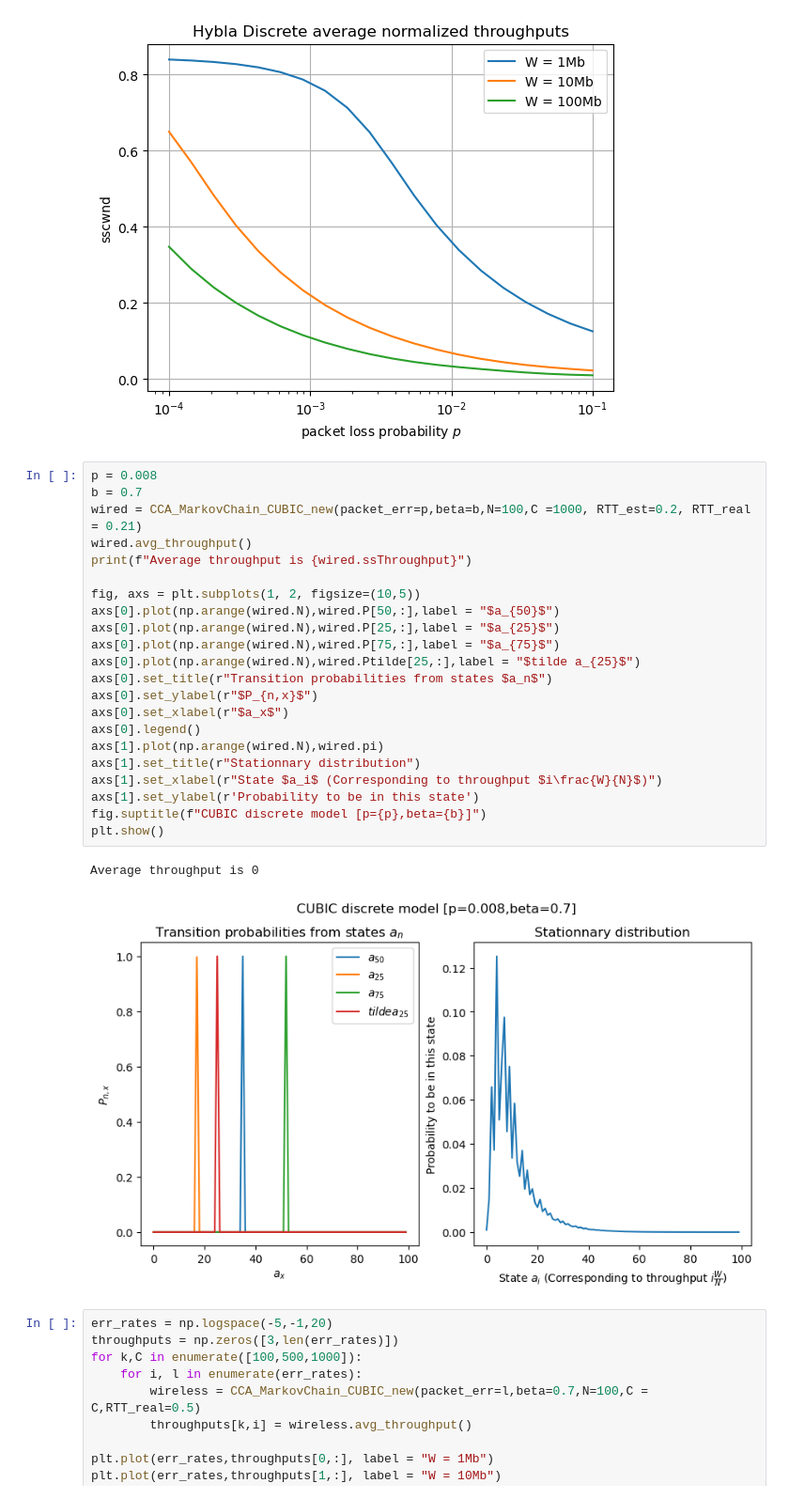
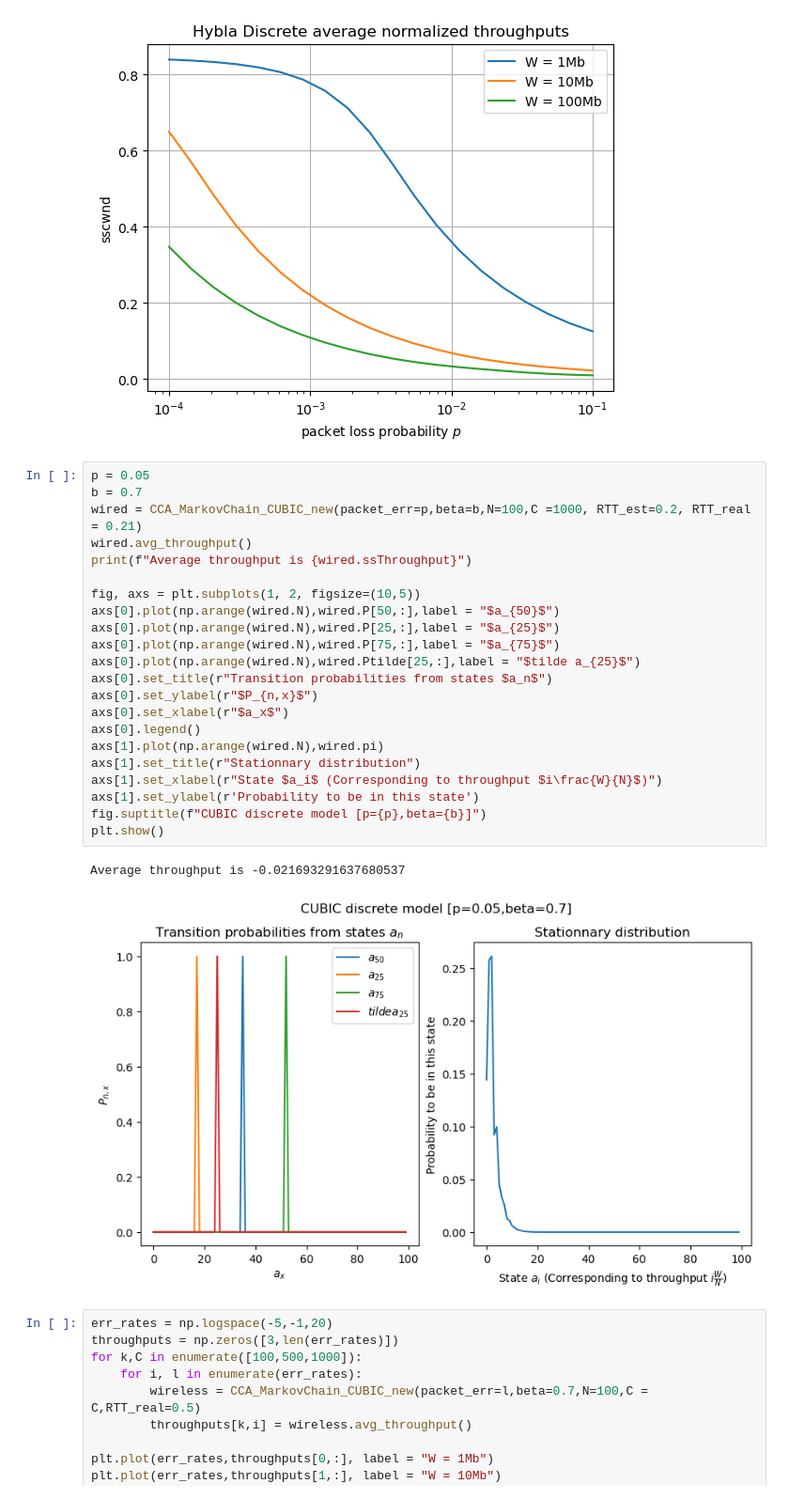
Before and after one commit to megretj/qpepcca, a Jupyter notebook: random_test.ipynb, the cells around one changed output. Shown at 94% size. Saved outputs shown, nothing was run; the diff lists cells and outputs as text.

```diff
--- a/random_test.ipynb
+++ b/random_test.ipynb
@@ -174,30 +165,30 @@ plt.show()
 # %% [output]
 [figure]
 # %%
-p = 0.008
+p = 0.05
 b = 0.7
 wired = CCA_MarkovChain_CUBIC_new(packet_err=p,beta=b,N=100,C =1000, RTT_est=0.2, RTT_real = 0.21)
 wired.avg_throughput()
 print(f"Average throughput is {wired.ssThroughput}")
 
 fig, axs = plt.subplots(1, 2, figsize=(10,5))
 axs[0].plot(np.arange(wired.N),wired.P[50,:],label = "$a_{50}$")
 axs[0].plot(np.arange(wired.N),wired.P[25,:],label = "$a_{25}$")
 axs[0].plot(np.arange(wired.N),wired.P[75,:],label = "$a_{75}$")
 axs[0].plot(np.arange(wired.N),wired.Ptilde[25,:],label = "$tilde a_{25}$")
 axs[0].set_title(r"Transition probabilities from states $a_n$")
 axs[0].set_ylabel(r"$P_{n,x}$")
 axs[0].set_xlabel(r"$a_x$")
 axs[0].legend()
 axs[1].plot(np.arange(wired.N),wired.pi)
 axs[1].set_title(r"Stationnary distribution")
 axs[1].set_xlabel(r"State $a_i$ (Corresponding to throughput $i\frac{W}{N}$)")
 axs[1].set_ylabel(r'Probability to be in this state')
 fig.suptitle(f"CUBIC discrete model [p={p},beta={b}]")
 plt.show()
 # %% [output]
-Average throughput is 0
+Average throughput is -0.021693291637680537
-[figure, old version]
+[figure, new version]
 # %%
 err_rates = np.logspace(-5,-1,20)
 throughputs = np.zeros([3,len(err_rates)])
```
Also changed, not shown: parts of 7 cells of this notebook, 3 other files.
